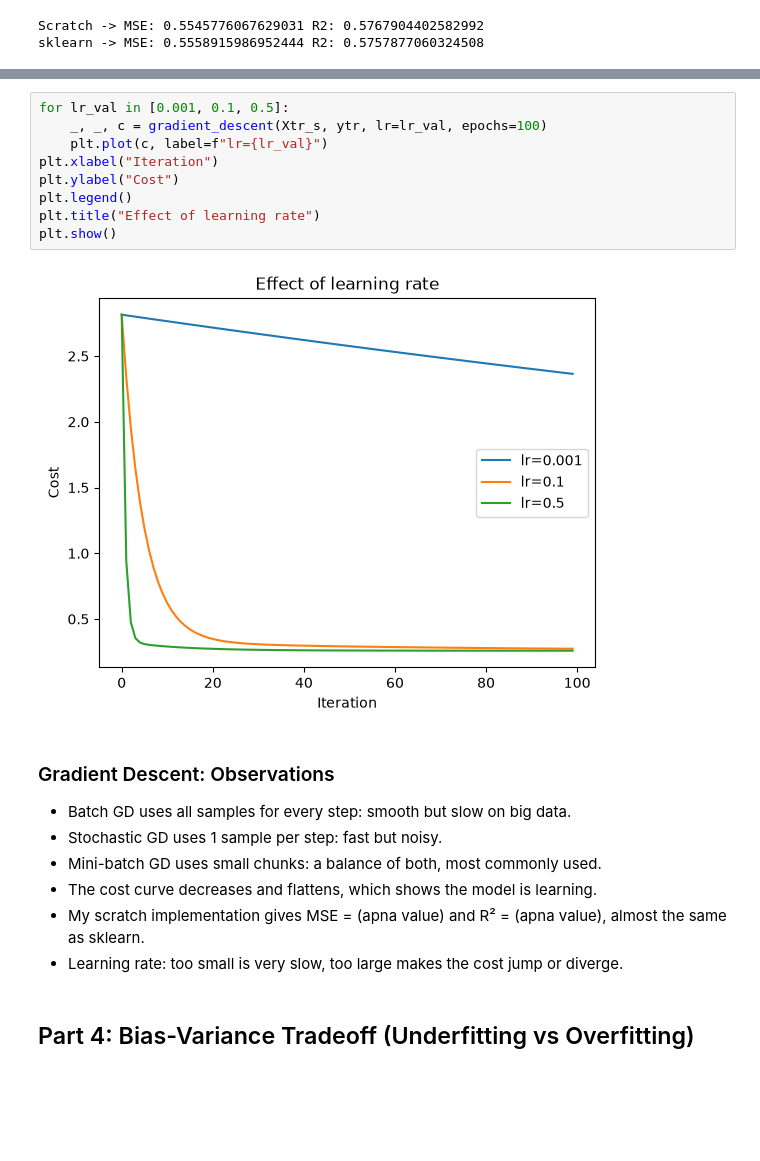
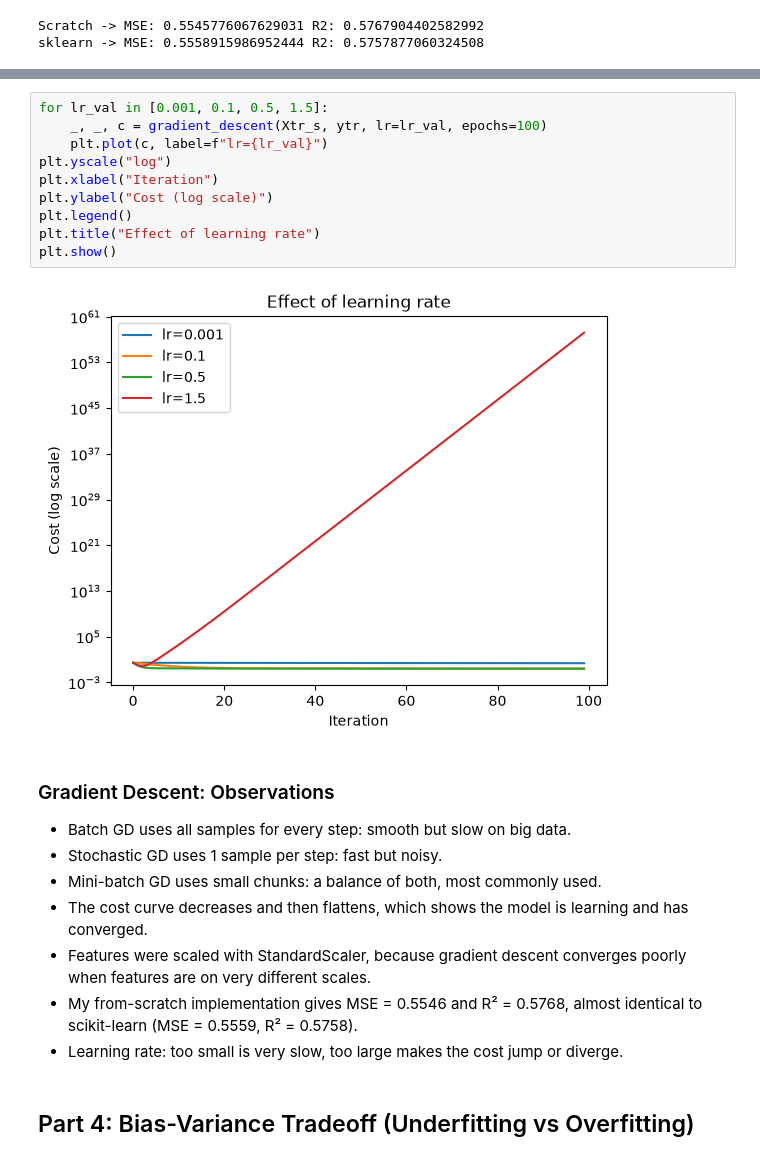
Before and after one commit to sadiamunir123/ml-intership, a Jupyter notebook: week1/week1_models.ipynb, the cells around one changed output, grey strips where cells are left out. Drawn from its saved outputs; the diff is of its cells as text; blank space fills up the shorter version.

Commit message:
Update week 1 notes, EDA and models notebooks

```diff
--- a/week1/week1_models.ipynb
+++ b/week1/week1_models.ipynb
@@ -143,21 +148,23 @@ Mini-batch R2: -5.511612324560121e+18
 # %%
-for lr_val in [0.001, 0.1, 0.5]:
+for lr_val in [0.001, 0.1, 0.5, 1.5]:
     _, _, c = gradient_descent(Xtr_s, ytr, lr=lr_val, epochs=100)
     plt.plot(c, label=f"lr={lr_val}")
+plt.yscale("log")
 plt.xlabel("Iteration")
-plt.ylabel("Cost")
+plt.ylabel("Cost (log scale)")
 plt.legend()
 plt.title("Effect of learning rate")
 plt.show()
 # %% [output]
-[figure, old version]
+[figure, new version]
 # %% [markdown]
 ### Gradient Descent: Observations
 - Batch GD uses all samples for every step: smooth but slow on big data.
 - Stochastic GD uses 1 sample per step: fast but noisy.
 - Mini-batch GD uses small chunks: a balance of both, most commonly used.
-- The cost curve decreases and flattens, which shows the model is learning.
-- My scratch implementation gives MSE = (apna value) and R² = (apna value), almost the same as sklearn.
+- The cost curve decreases and then flattens, which shows the model is learning and has converged.
+- Features were scaled with StandardScaler, because gradient descent converges poorly when features are on very different scales.
+- My from-scratch implementation gives MSE = 0.5546 and R² = 0.5768, almost identical to scikit-learn (MSE = 0.5559, R² = 0.5758).
 - Learning rate: too small is very slow, too large makes the cost jump or diverge.
 # %% [markdown]
 ## Part 4: Bias-Variance Tradeoff (Underfitting vs Overfitting)
```
Also changed, not shown: parts of 4 cells of this notebook, 3 other files.
